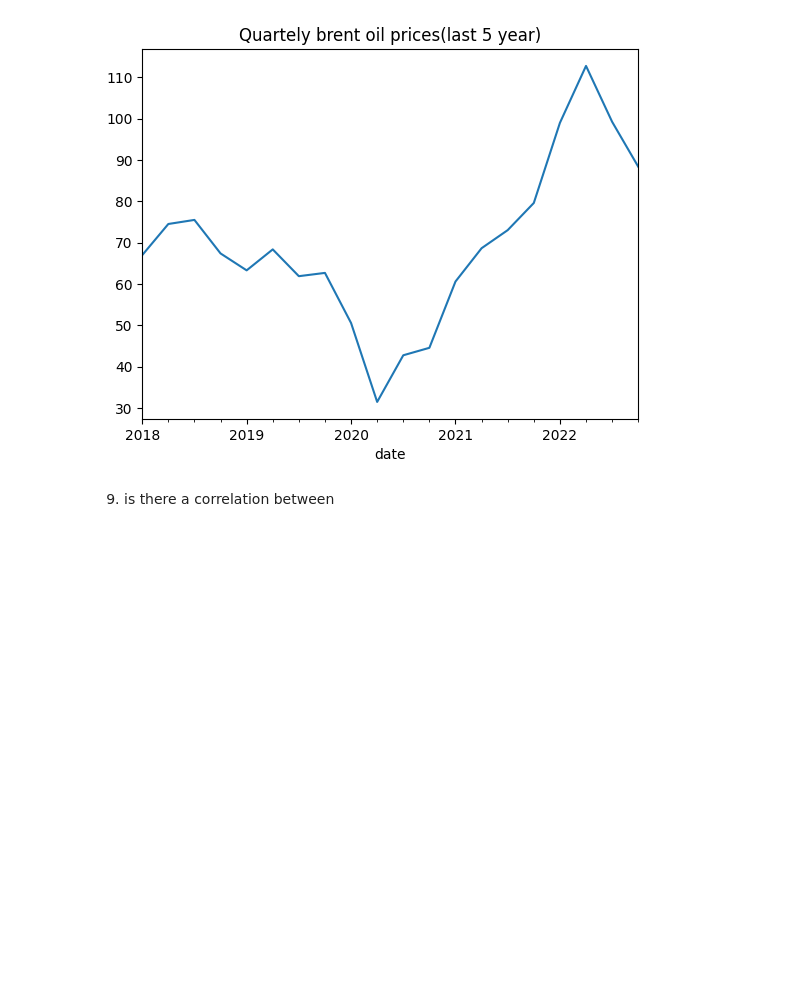
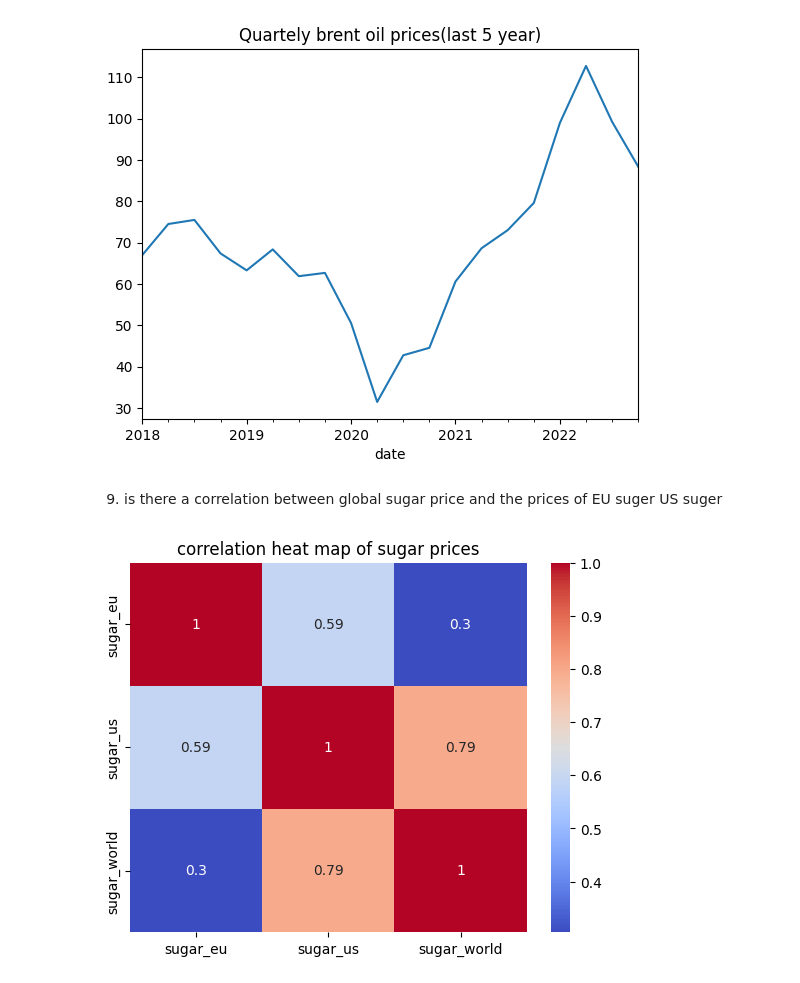
Before and after one commit to prasadboyina/statstical-learning, a Jupyter notebook: case_study_stastics_and_data_visulaisation.ipynb, the cells around one changed output. Saved outputs shown, nothing was run; the diff lists cells and outputs as text; code cells hidden in the pictures; blank space fills up the shorter version.

```diff
--- a/case_study_stastics_and_data_visulaisation.ipynb
+++ b/case_study_stastics_and_data_visulaisation.ipynb
@@ -231,4 +231,13 @@ plt.show()
 # %% [output]
 [figure]
 # %% [markdown]
-9) is there a correlation between
+9) is there a correlation between global sugar price and the prices of EU suger US suger
+# %%
+sugar_data=df[['sugar_eu','sugar_us','sugar_world']]
+corr=sugar_data.corr()
+plt.figure()
+sns.heatmap(corr,annot=True,cmap='coolwarm')
+plt.title('correlation heat map of sugar prices')
+plt.show()
+# %% [output]
+[figure, added]
```
Also changed, not shown: parts of 1 cell of this notebook.
